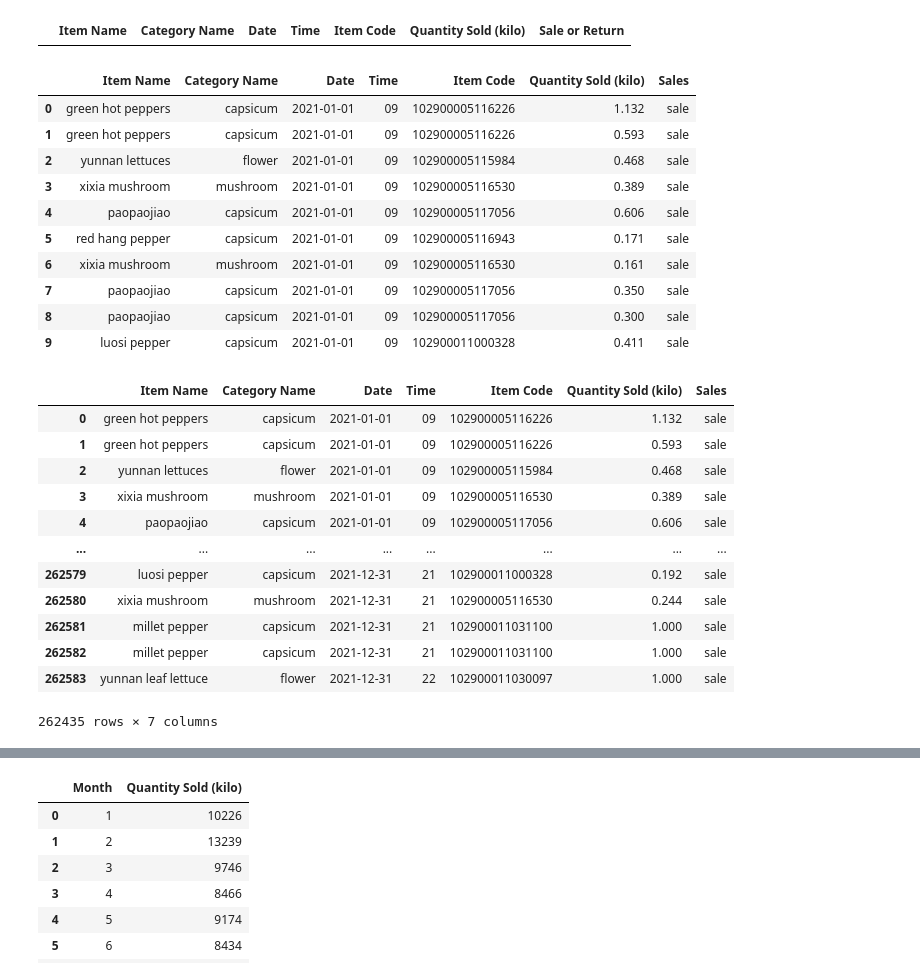
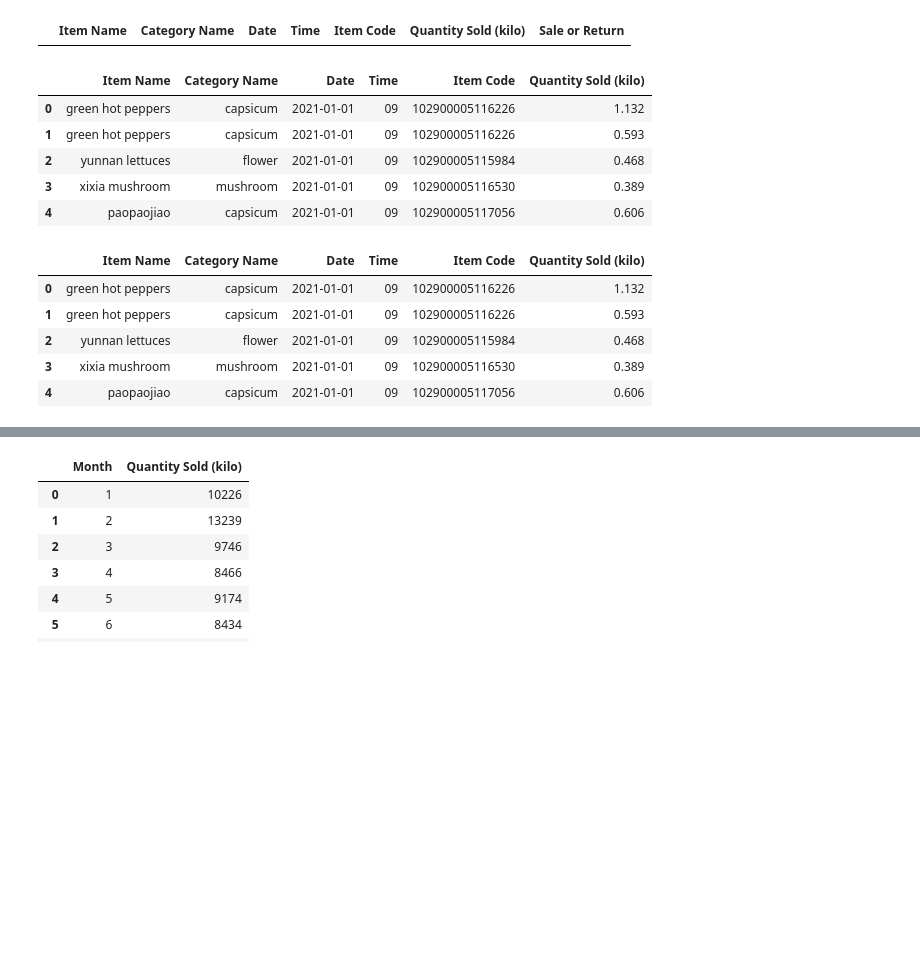
Before and after one commit to RumethSandinu/Project-connexa, a Jupyter notebook: Naveen/preprocessing.ipynb, the cells around one changed output, grey strips where cells are left out. Saved outputs shown, nothing was run; the diff lists cells and outputs as text; code cells hidden in the pictures; blank space fills up the shorter version.

Commit message:
Get the 2021 and 2022 separately within the one hour of quantity sold (kilo). and remove the sales column and Plot the different between 2021 and 2022 Quantity Sold (kilo) for hour.

```diff
--- a/Naveen/preprocessing.ipynb
+++ b/Naveen/preprocessing.ipynb
@@ -114,40 +98,28 @@ return_rows
 # %% [output]
 |  | Item Name | Category Name | Date | Time | Item Code | Quantity Sold (kilo) | Sale or Return |
 # %%
-# Rename sale or return column name to Sales
-df.rename(columns={'Sale or Return': 'Sales'}, inplace=True)
-df.head(10)
+# Remove the sale or return value because in the df now all are sale items
+df = df.drop(columns='Sale or Return')
+df.head(5)
 # %% [output]
-|  | Item Name | Category Name | Date | Time | Item Code | Quantity Sold (kilo) | Sales |
-| 0 | green hot peppers | capsicum | 2021-01-01 | 09 | 102900005116226 | 1.132 | sale |
-| 1 | green hot peppers | capsicum | 2021-01-01 | 09 | 102900005116226 | 0.593 | sale |
-| 2 | yunnan lettuces | flower | 2021-01-01 | 09 | 102900005115984 | 0.468 | sale |
-| 3 | xixia mushroom | mushroom | 2021-01-01 | 09 | 102900005116530 | 0.389 | sale |
-| 4 | paopaojiao | capsicum | 2021-01-01 | 09 | 102900005117056 | 0.606 | sale |
-| 5 | red hang pepper | capsicum | 2021-01-01 | 09 | 102900005116943 | 0.171 | sale |
-| 6 | xixia mushroom | mushroom | 2021-01-01 | 09 | 102900005116530 | 0.161 | sale |
-| 7 | paopaojiao | capsicum | 2021-01-01 | 09 | 102900005117056 | 0.350 | sale |
-| 8 | paopaojiao | capsicum | 2021-01-01 | 09 | 102900005117056 | 0.300 | sale |
-| 9 | luosi pepper | capsicum | 2021-01-01 | 09 | 102900011000328 | 0.411 | sale |
+|  | Item Name | Category Name | Date | Time | Item Code | Quantity Sold (kilo) |
+| 0 | green hot peppers | capsicum | 2021-01-01 | 09 | 102900005116226 | 1.132 |
+| 1 | green hot peppers | capsicum | 2021-01-01 | 09 | 102900005116226 | 0.593 |
+| 2 | yunnan lettuces | flower | 2021-01-01 | 09 | 102900005115984 | 0.468 |
+| 3 | xixia mushroom | mushroom | 2021-01-01 | 09 | 102900005116530 | 0.389 |
+| 4 | paopaojiao | capsicum | 2021-01-01 | 09 | 102900005117056 | 0.606 |
 # %%
 # 2021 sales
 df['Date'] = pd.to_datetime(df['Date'])
 df_2021 = df[df['Date'].dt.year == 2021]
-df_2021
+df_2021.head(5)
 # %% [output]
-|  | Item Name | Category Name | Date | Time | Item Code | Quantity Sold (kilo) | Sales |
-| 0 | green hot peppers | capsicum | 2021-01-01 | 09 | 102900005116226 | 1.132 | sale |
-| 1 | green hot peppers | capsicum | 2021-01-01 | 09 | 102900005116226 | 0.593 | sale |
-| 2 | yunnan lettuces | flower | 2021-01-01 | 09 | 102900005115984 | 0.468 | sale |
-| 3 | xixia mushroom | mushroom | 2021-01-01 | 09 | 102900005116530 | 0.389 | sale |
-| 4 | paopaojiao | capsicum | 2021-01-01 | 09 | 102900005117056 | 0.606 | sale |
-| ... | ... | ... | ... | ... | ... | ... | ... |
-| 262579 | luosi pepper | capsicum | 2021-12-31 | 21 | 102900011000328 | 0.192 | sale |
-| 262580 | xixia mushroom | mushroom | 2021-12-31 | 21 | 102900005116530 | 0.244 | sale |
-| 262581 | millet pepper | capsicum | 2021-12-31 | 21 | 102900011031100 | 1.000 | sale |
-| 262582 | millet pepper | capsicum | 2021-12-31 | 21 | 102900011031100 | 1.000 | sale |
-| 262583 | yunnan leaf lettuce | flower | 2021-12-31 | 22 | 102900011030097 | 1.000 | sale |
+|  | Item Name | Category Name | Date | Time | Item Code | Quantity Sold (kilo) |
+| 0 | green hot peppers | capsicum | 2021-01-01 | 09 | 102900005116226 | 1.132 |
+| 1 | green hot peppers | capsicum | 2021-01-01 | 09 | 102900005116226 | 0.593 |
+| 2 | yunnan lettuces | flower | 2021-01-01 | 09 | 102900005115984 | 0.468 |
+| 3 | xixia mushroom | mushroom | 2021-01-01 | 09 | 102900005116530 | 0.389 |
+| 4 | paopaojiao | capsicum | 2021-01-01 | 09 | 102900005117056 | 0.606 |
-262435 rows × 7 columns
 # %%
 # 2022 sales
 df['Date'] = pd.to_datetime(df['Date'])
```
Also changed, not shown: parts of 7 cells of this notebook.
